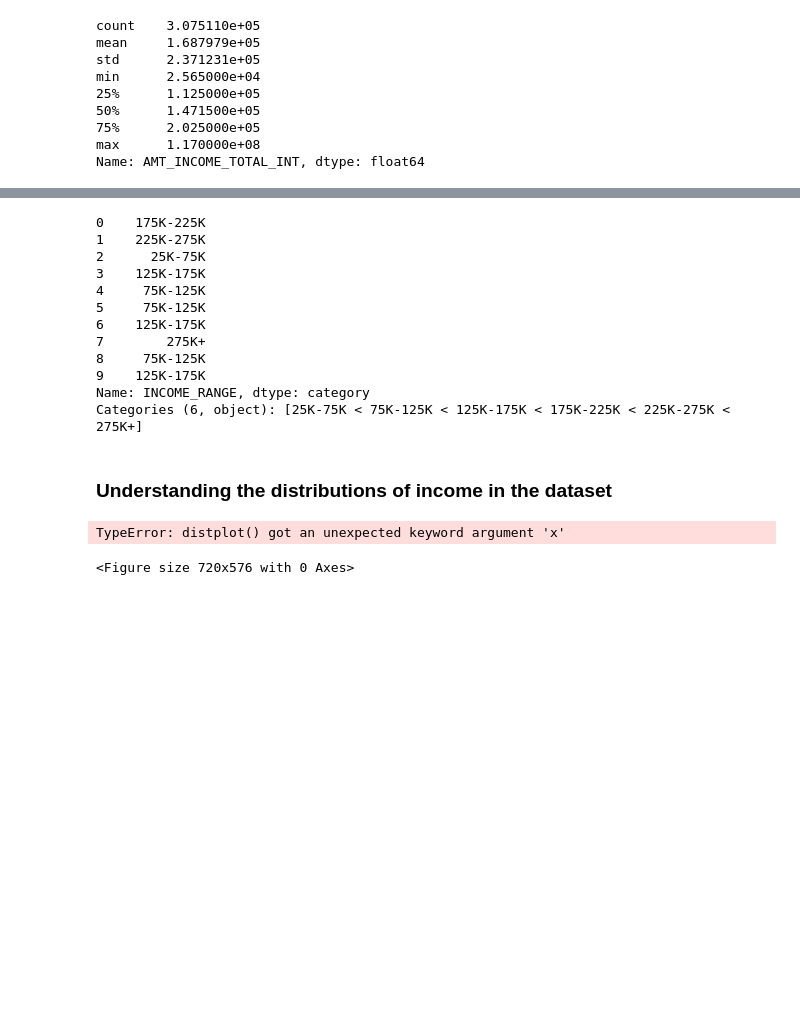
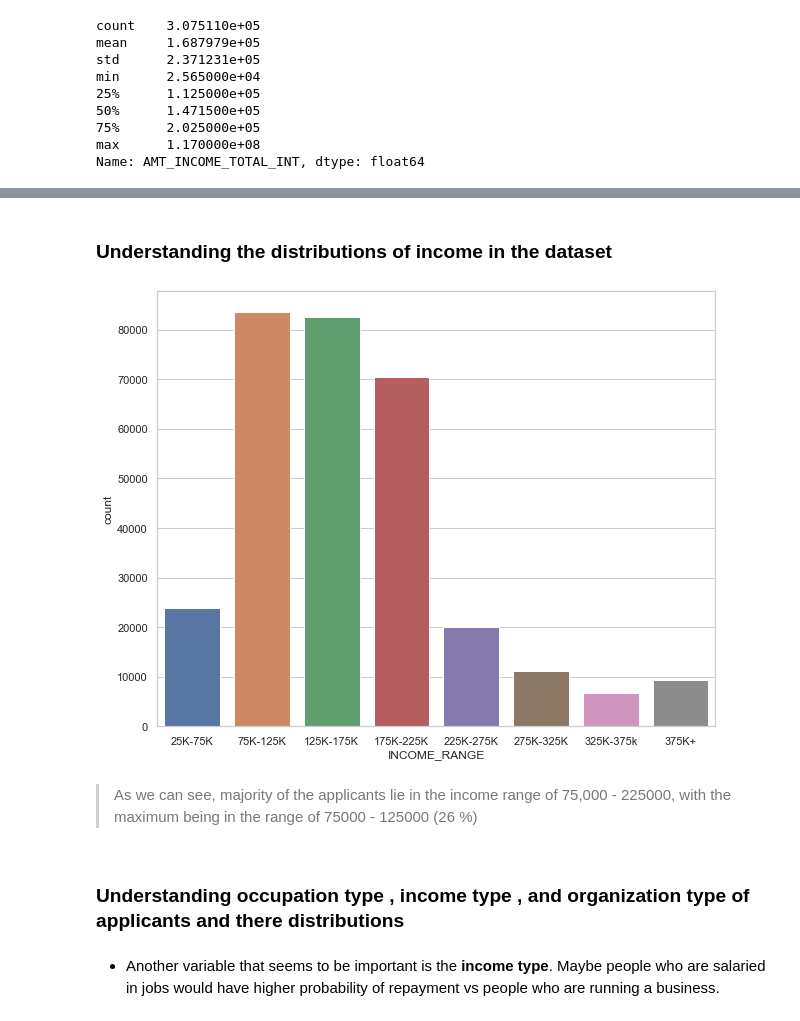
Before and after one commit to abhinav-m/data-science-bootcamp, a Jupyter notebook: upgrad-data-science-primer/Final-EDA-Graded/loan-applicants-data-visualization.ipynb, the cells around one changed output, grey strips where cells are left out. Drawn from its saved outputs; the diff is of its cells as text; code cells hidden in the pictures; blank space fills up the shorter version.

Commit message:
Update loan-applicants-data-visualization.ipynb
Updated notebooks with visualizations / analysis

```diff
--- a/upgrad-data-science-primer/Final-EDA-Graded/loan-applicants-data-visualization.ipynb
+++ b/upgrad-data-science-primer/Final-EDA-Graded/loan-applicants-data-visualization.ipynb
@@ -76,33 +89,22 @@ Name: AMT_INCOME_TOTAL_INT, dtype: float64
 # %%
 # Our data lies in this range , lets define bins and categories for the same
-bins = [25000,75000,125000,175000,225000,275000,np.inf]
-categories = ['25K-75K','75K-125K','125K-175K','175K-225K','225K-275K','275K+']
+bins = [25000,75000,125000,175000,225000,275000,325000,375000,np.inf]
+categories = ['25K-75K','75K-125K','125K-175K','175K-225K','225K-275K','275K-325K','325K-375k','375K+']
 # Introducing a new variable income_range which will help analyse ranges of income where people fall in.
 current_app_df['INCOME_RANGE'] = pd.cut(current_app_df['AMT_INCOME_TOTAL_INT'],bins,labels=categories)
-# %%
-current_app_df['INCOME_RANGE'].head(10)
-# %% [output]
-0    175K-225K
-1    225K-275K
-2      25K-75K
-3    125K-175K
-4     75K-125K
-5     75K-125K
-6    125K-175K
-7        275K+
-8     75K-125K
-9    125K-175K
-Name: INCOME_RANGE, dtype: category
-Categories (6, object): [25K-75K < 75K-125K < 125K-175K < 175K-225K < 225K-275K < 275K+]
 # %% [markdown]
 ### Understanding the distributions of income in the dataset
 # %%
 ## Histogram of categorical incomes
 sns.set(style="whitegrid")
 plt.figure(figsize=(10,8))
-current_app_df['INCOME_RANGE'].value_counts()
-sns.distplot(data=current_appx='INCOME_RANGE',bins=5)
+sns.countplot(current_app_df['INCOME_RANGE'])
 plt.show()
 # %% [output]
-TypeError: distplot() got an unexpected keyword argument 'x'
-<Figure size 720x576 with 0 Axes>
+[figure, added]
+# %% [markdown]
+> As we can see, majority of the applicants lie in the income range of 75,000 - 225000, with the maximum being in the range of 75000 - 125000 (26 %)
+# %% [markdown]
+### Understanding occupation type , income type , and organization type of applicants and there distributions
+# %% [markdown]
+* Another variable that seems to be important is the **income type**. Maybe people who are salaried in jobs would have higher probability of repayment vs people who are running a business.
```
Also changed, not shown: parts of 10 cells of this notebook.
